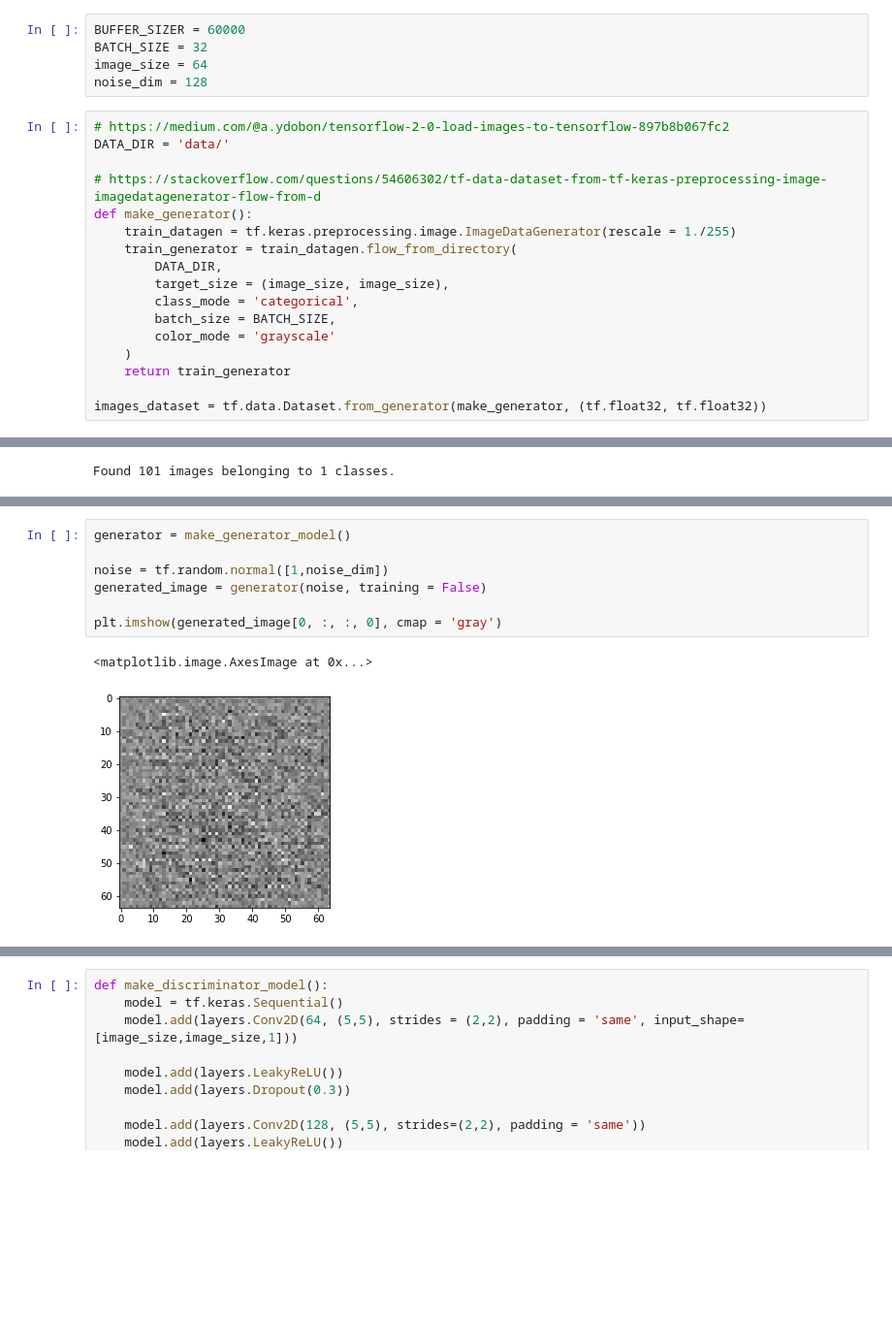
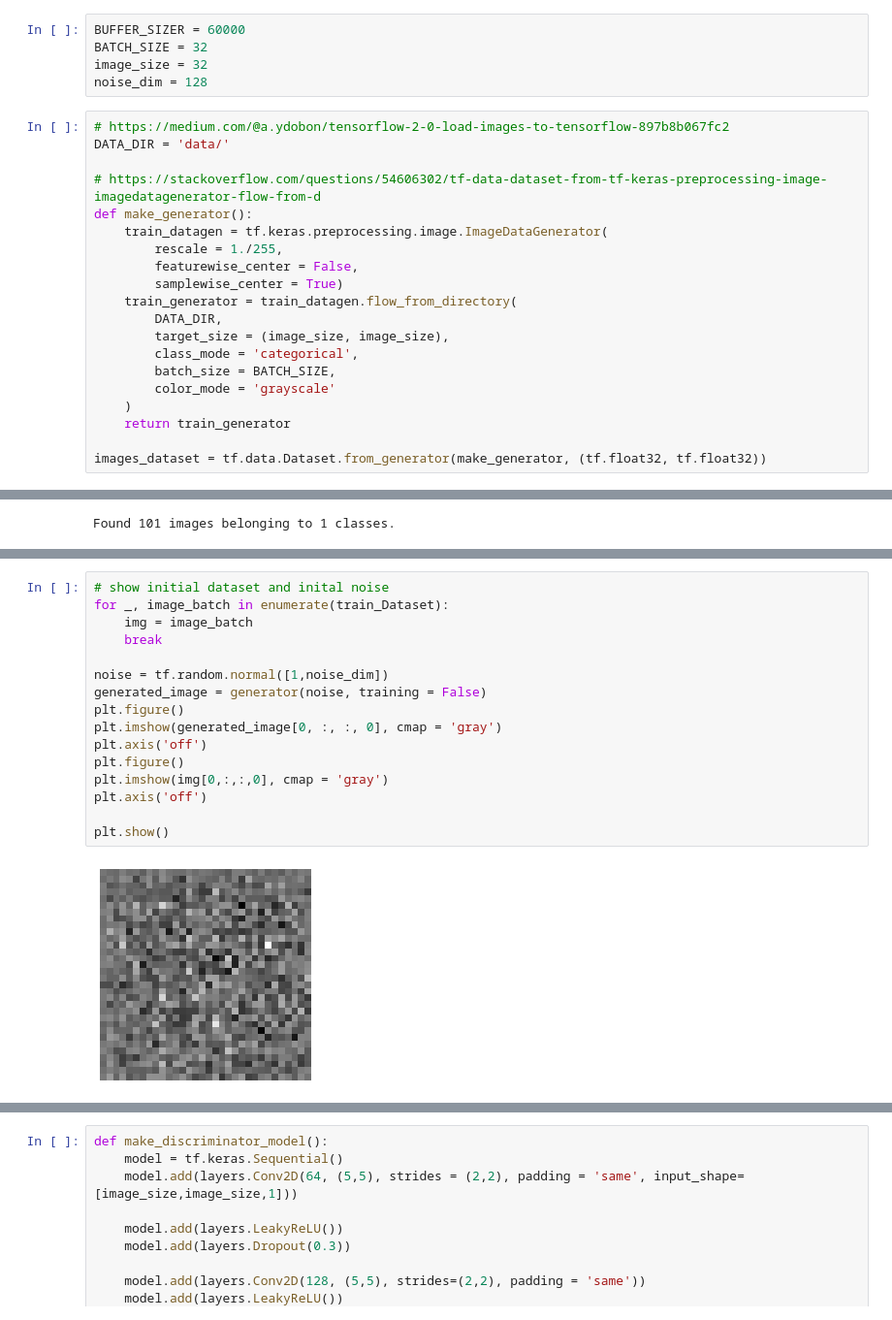
Before and after one commit to mihanick/FloorPlansGenerator, a Jupyter notebook: FloorPlanGenerator_tf_DCGAN.ipynb, the cells around one changed output, grey strips where cells are left out. Shown at 97% size. Cells and saved outputs as stored; diff of their text form; blank space fills up the shorter version.

```diff
--- a/FloorPlanGenerator_tf_DCGAN.ipynb
+++ b/FloorPlanGenerator_tf_DCGAN.ipynb
@@ -37,7 +38,7 @@ from IPython import display
 # %%
 BUFFER_SIZER = 60000
 BATCH_SIZE = 32
-image_size = 64
+image_size = 32
 noise_dim = 128
 # %%
 # https://medium.com/@a.ydobon/tensorflow-2-0-load-images-to-tensorflow-897b8b067fc2
@@ -45,7 +46,10 @@ DATA_DIR = 'data/'
 
 # https://stackoverflow.com/questions/54606302/tf-data-dataset-from-tf-keras-preprocessing-image-imagedatagenerator-flow-from-d
 def make_generator():
-    train_datagen = tf.keras.preprocessing.image.ImageDataGenerator(rescale = 1./255)
+    train_datagen = tf.keras.preprocessing.image.ImageDataGenerator(
+        rescale = 1./255,
+        featurewise_center = False,
+        samplewise_center = True)
     train_generator = train_datagen.flow_from_directory(
         DATA_DIR,
         target_size = (image_size, image_size),
@@ -90,10 +96,18 @@ def make_generator_model():
 # %%
-generator = make_generator_model()
+# show initial dataset and inital noise
+for _, image_batch in enumerate(train_Dataset):
+    img = image_batch
+    break
 
 noise = tf.random.normal([1,noise_dim])
 generated_image = generator(noise, training = False)
+plt.figure()
+plt.imshow(generated_image[0, :, :, 0], cmap = 'gray')
+plt.axis('off')
+plt.figure()
+plt.imshow(img[0,:,:,0], cmap = 'gray')
+plt.axis('off')
 
-plt.imshow(generated_image[0, :, :, 0], cmap = 'gray')
+plt.show()
 # %% [output]
-<matplotlib.image.AxesImage at 0x...>
-[figure, old version]
+[figure, new version]
```
Also changed, not shown: parts of 16 cells of this notebook.
